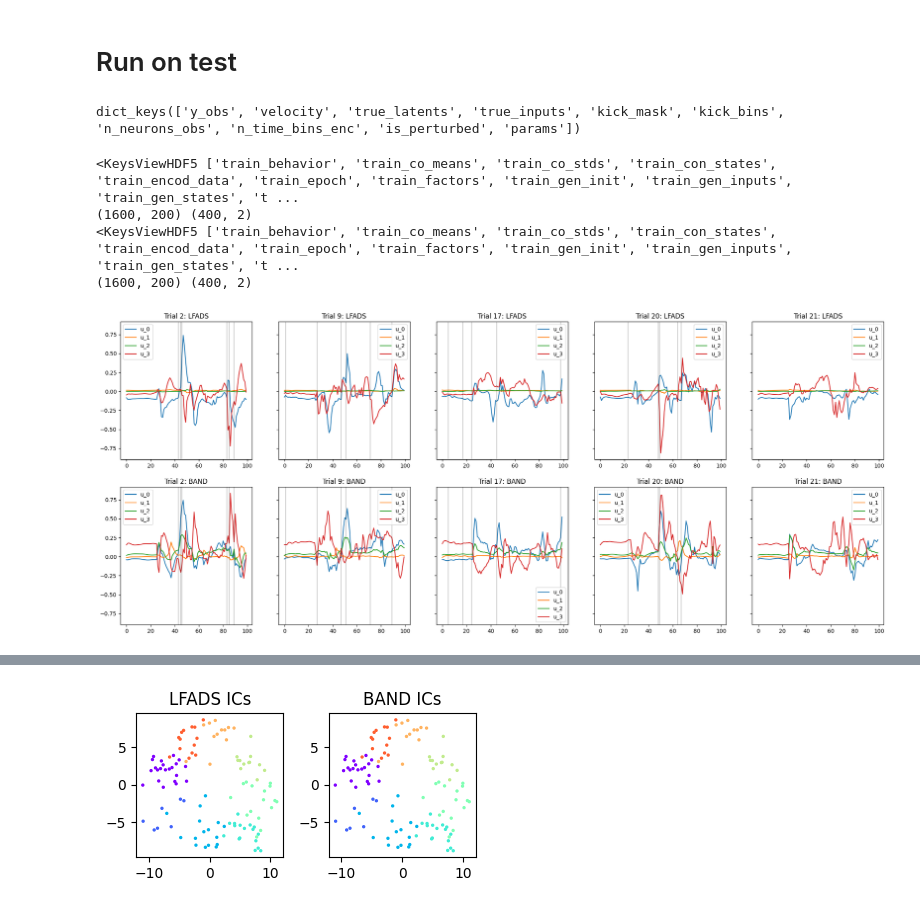
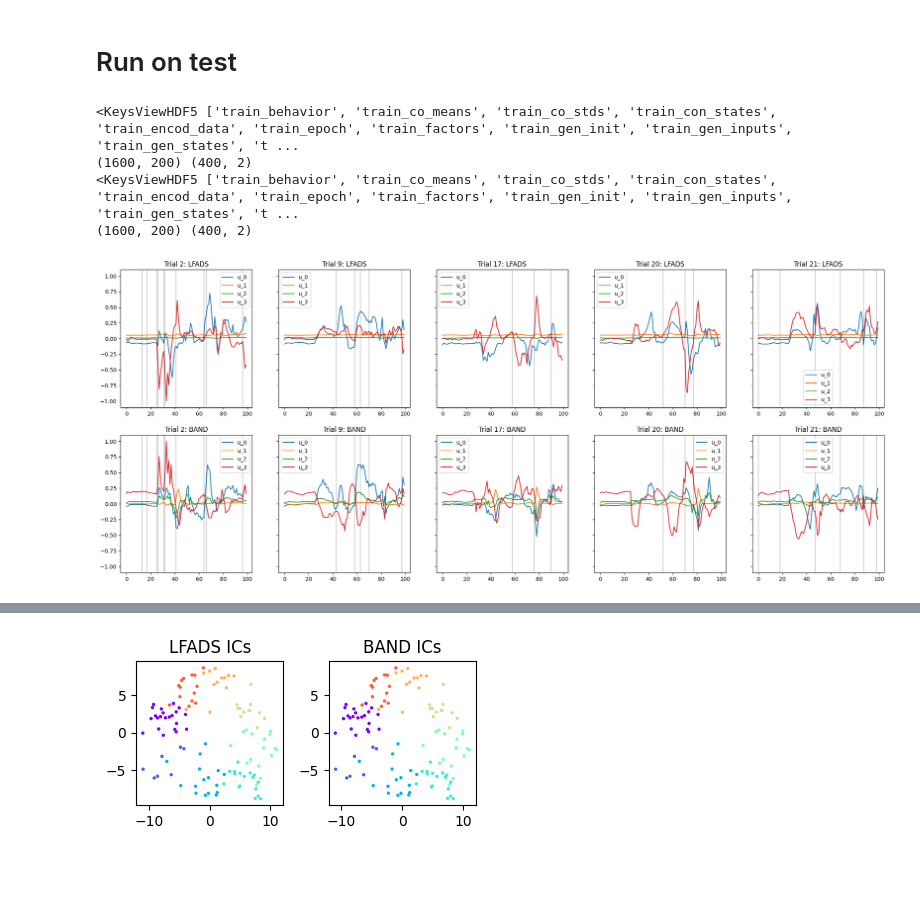
Before and after one commit to NinelK/BAND-torch, a Jupyter notebook: notebooks/post/compare_pairs.ipynb, the cells around one changed output, grey strips where cells are left out. Drawn from its saved outputs; the diff is of its cells as text; code cells hidden in the pictures; blank space fills up the shorter version.

Commit message:
re-test on adaptation

```diff
--- a/notebooks/post/compare_pairs.ipynb
+++ b/notebooks/post/compare_pairs.ipynb
@@ -33,11 +30,11 @@ bin_size_ms = 10
 # model_names = ['240520_lfads_minloss_KL1','240520_band_minloss_KL1']
 # model_names = ['240522_lfads_minloss_KL1_normal','240522_band_minloss_KL1_normal']
 
-dataset_name = 'pendulum'
-model_names = ['lfads_both_20f_pendulum', 'band_both_20f_pendulum']
+# dataset_name = 'pendulum'
+# model_names = ['lfads_both_20f_pendulum', 'band_both_20f_pendulum']
 
-# dataset_name = 'lorenz'
-# model_names = ['lfads_both_20f_lorenz', 'band_both_20f_lorenz']
+dataset_name = 'lorenz'
+model_names = ['lfads_both_20f_lorenz', 'band_both_20f_lorenz']
 
 best_model_dest = f"/disk/scratch/nkudryas/BAND-torch/runs/pbt-{dataset_name}/{dataset_name}"
 model_dests = [f"{best_model_dest}/{model_name}/best_model/" for model_name in model_names]
@@ -135,10 +150,7 @@ with h5py.File(dataset_filename, 'r') as f:
 
 # train_set = torch.load("/disk/scratch/nkudryas/Xfads_with_Inferred_Inputs/DATA/data_Synthetic_Lorenz_Offmanifold_Unidir_Kicks/data_train_20ms.pt")
 valid_set = torch.load("/disk/scratch/nkudryas/Xfads_with_Inferred_Inputs/DATA/data_Synthetic_Lorenz_Offmanifold_Unidir_Kicks/data_valid_20ms.pt")
+test_set = torch.load("/disk/scratch/nkudryas/Xfads_with_Inferred_Inputs/DATA/data_Synthetic_Lorenz_Offmanifold_Unidir_Kicks/data_test_adaptation_20ms.pt")
-# %%
-valid_set.keys()
-# %% [output]
-dict_keys(['y_obs', 'velocity', 'true_latents', 'true_inputs', 'kick_mask', 'kick_bins', 'n_neurons_obs', 'n_time_bins_enc', 'is_perturbed', 'params'])
 # %%
 def merge_train_valid(train_data, valid_data, train_inds, valid_inds):
     n_samples = len(train_data) + len(valid_data)
@@ -163,7 +175,8 @@ for model_name in model_names:
     # if 'band' in model_name:
     #     data_path = os.path.join(best_model_dest,model_name,'best_model','lfads_ablated_output_sess0.h5')
     # else:
-    data_path = os.path.join(best_model_dest,model_name,'best_model','lfads_output_Kicks.h5')
+    # data_path = os.path.join(best_model_dest,model_name,'best_model','lfads_output_Kicks.h5')
+    data_path = f'{model_name}_test_adaptation_test.h5'
     bin_width_sec = 0.01 # chewie
     # Data is binned at 10 ms
     with h5py.File(data_path) as f:
@@ -237,18 +250,18 @@ for model_name in model_names:
 # %%
 co_dim = both_controls[0].shape[-1]
 trials2plot=[2,9,17,20,21]
 trial_num=len(trials2plot)
 fig, axes = plt.subplots(2, trial_num, figsize=(5*trial_num,10),sharey=True)
 for it, t in enumerate(trials2plot):
     for i, model_name in enumerate(model_names):
         for j in range(co_dim):
             axes[i,it].plot(both_control_means[i][t,:,j], label=f'u_{j}')
             axes[i,it].set_title(f'Trial {t}: {model_name.split("_")[0].upper()}')
             axes[i,it].legend()
-        for l in valid_set['kick_bins'][t]:
+        for l in test_set['kick_bins'][t]:
             axes[i,it].axvline(l,c='k',alpha=0.2)
 # %% [output]
-[figure, old version]
+[figure, new version]
 # %%
 # save latents and controls in lfads and band files
 for i, model_name in enumerate(model_names):
```
Also changed, not shown: parts of 4 cells of this notebook, 1 other file.
